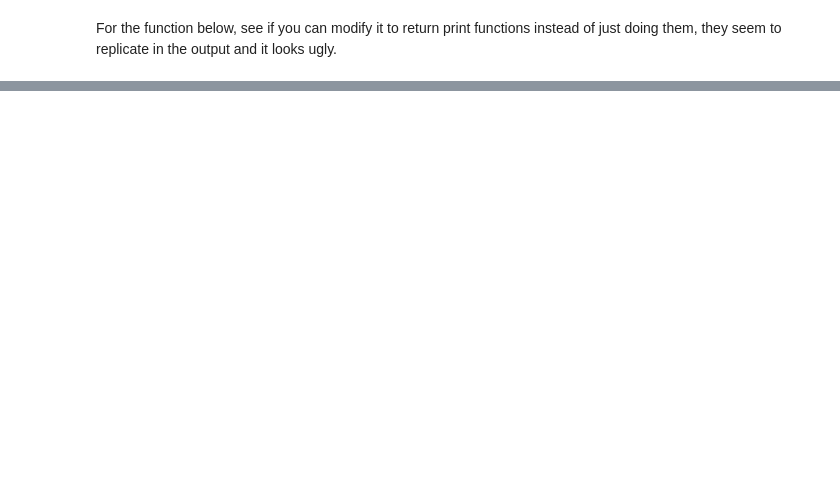
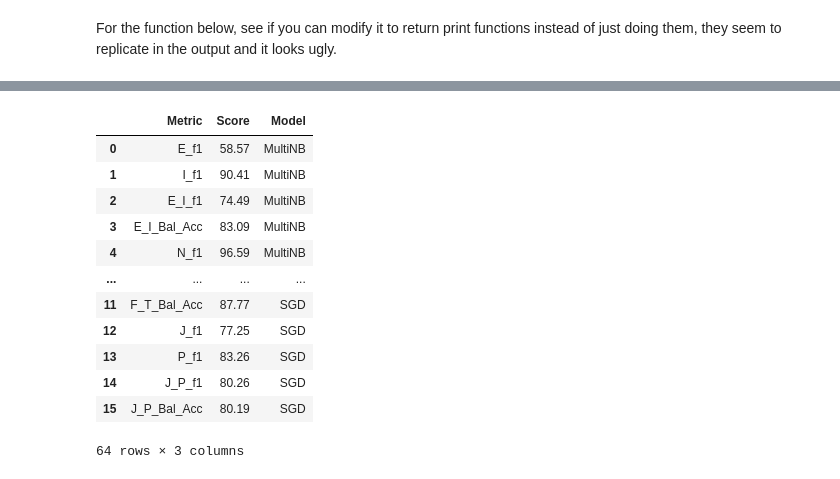
Before and after one commit to MattCarland/post2personality, a Jupyter notebook: model_selection.ipynb, the cells around one changed output, grey strips where cells are left out. Saved outputs shown, nothing was run; the diff lists cells and outputs as text; code cells hidden in the pictures; blank space fills up the shorter version.

```diff
--- a/model_selection.ipynb
+++ b/model_selection.ipynb
@@ -269,0 +231,12 @@ MemoryError: Unable to allocate 116. GiB for an array with shape (74246, 209152)
+# %%
+###################
+## Decision Tree ##
+###################
+
+## 4 min per type ##
+
+
+for type in column_list:
+    ModelScore_Binary(column = type,
+                    model = models_list[1],
+                    dataset = data)
@@ -269,0 +261,13 @@ MemoryError: Unable to allocate 116. GiB for an array with shape (74246, 209152)
+# %%
+
+  ####################
+## K Nearest Neighbors ##
+  ####################
+
+
+# 15 MINS PER TYPE #
+
+for type in column_list:
+    ModelScore_Binary(column = type,
+                    model = models_list[2],
+                    dataset = data)
@@ -269,0 +398,31 @@ MemoryError: Unable to allocate 116. GiB for an array with shape (74246, 209152)
+# %%
+
+def model_score(model):
+    score_df = pd.DataFrame(model, columns=('Metric','Score'))
+    return score_df
+
+MultiNB_df = model_score(MultiNB_List)
+MultiNB_df['Model'] = 'MultiNB'
+SGD_df = model_score(SGD_List)
+SGD_df['Model'] = 'SGD'
+DecisionTree_df = model_score(DecisionTree_List)
+DecisionTree_df['Model'] = 'DecisionTree'
+KNN_df = model_score(KNN_List)
+KNN_df['Model'] = 'KNN'
+
+score_df = pd.concat([MultiNB_df,KNN_df,DecisionTree_df,SGD_df])
+score_df
+# %% [output]
+|  | Metric | Score | Model |
+| 0 | E_f1 | 58.57 | MultiNB |
+| 1 | I_f1 | 90.41 | MultiNB |
+| 2 | E_I_f1 | 74.49 | MultiNB |
+| 3 | E_I_Bal_Acc | 83.09 | MultiNB |
+| 4 | N_f1 | 96.59 | MultiNB |
+| ... | ... | ... | ... |
+| 11 | F_T_Bal_Acc | 87.77 | SGD |
+| 12 | J_f1 | 77.25 | SGD |
+| 13 | P_f1 | 83.26 | SGD |
+| 14 | J_P_f1 | 80.26 | SGD |
+| 15 | J_P_Bal_Acc | 80.19 | SGD |
+64 rows × 3 columns
```
Also changed, not shown: parts of 21 cells of this notebook.
